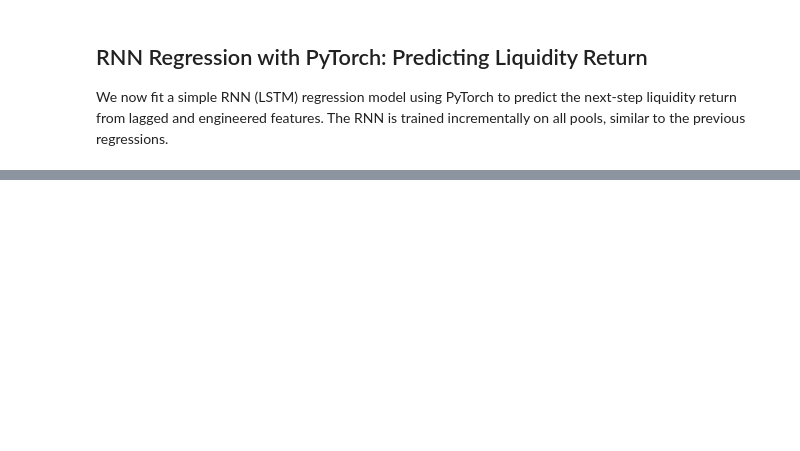
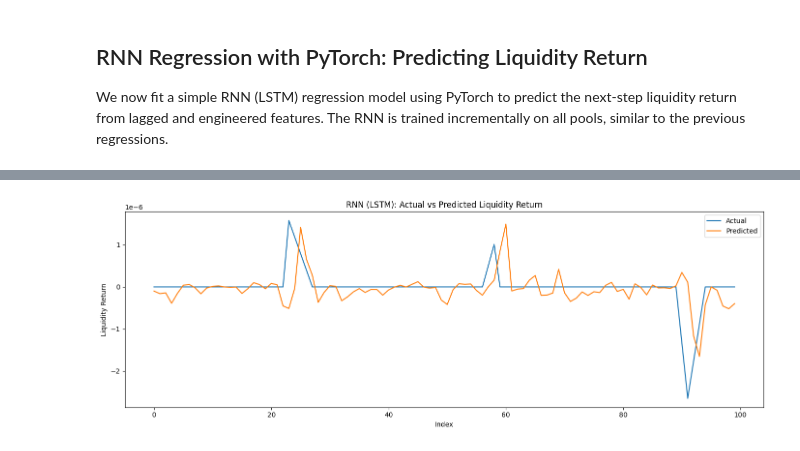
Before and after one commit to janmarxen/amm-risk-lab, a Jupyter notebook: scripts/plv_model_prototype_2.ipynb, the cells around one changed output, grey strips where cells are left out. Drawn from its saved outputs; the diff is of its cells as text; code cells hidden in the pictures; blank space fills up the shorter version.

```diff
--- a/scripts/plv_model_prototype_2.ipynb
+++ b/scripts/plv_model_prototype_2.ipynb
@@ -893,3 +807,5 @@ print(f"Best LSTM params: {best_params}, Best Val RMSE: {best_score:.5f}")
 # %%
-# Plot for RNN Model
-plot_actual_vs_predicted(pd.Series(y_true[:500]), pd.Series(y_pred[:500]), title="RNN (LSTM): Actual vs Predicted Liquidity Return")
+# # Plot for RNN Model
+# plot_actual_vs_predicted(pd.Series(y_true[:100]), pd.Series(y_pred[:100]), title="RNN (LSTM): Actual vs Predicted Liquidity Return")
+# %% [output]
+[figure, added]
```
Also changed, not shown: parts of 26 cells of this notebook.
